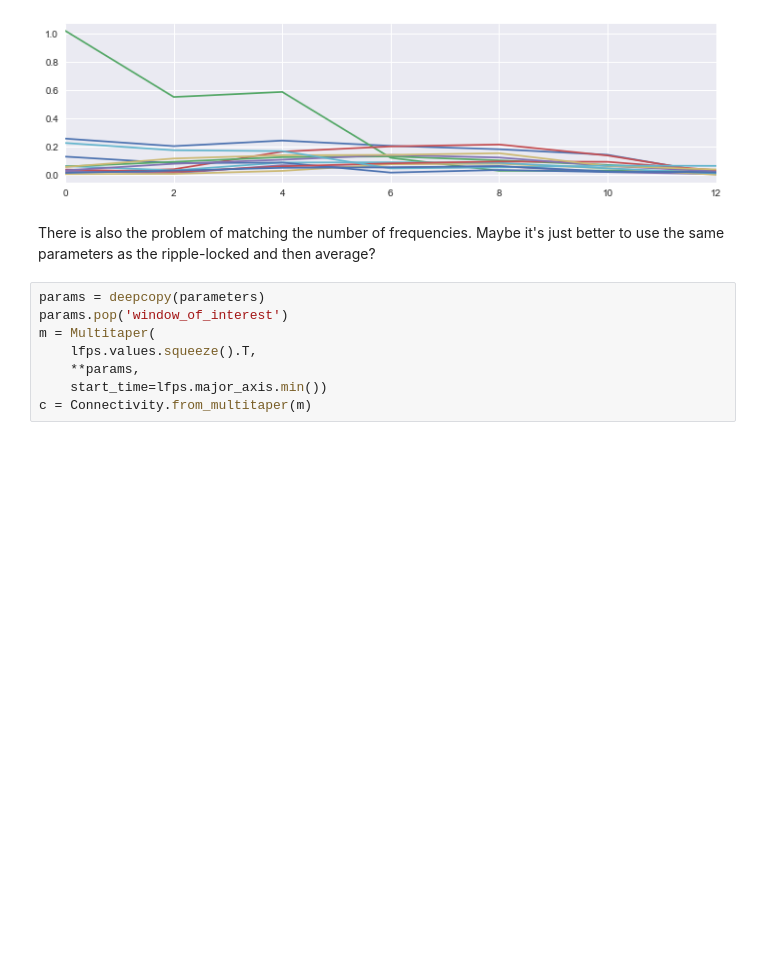
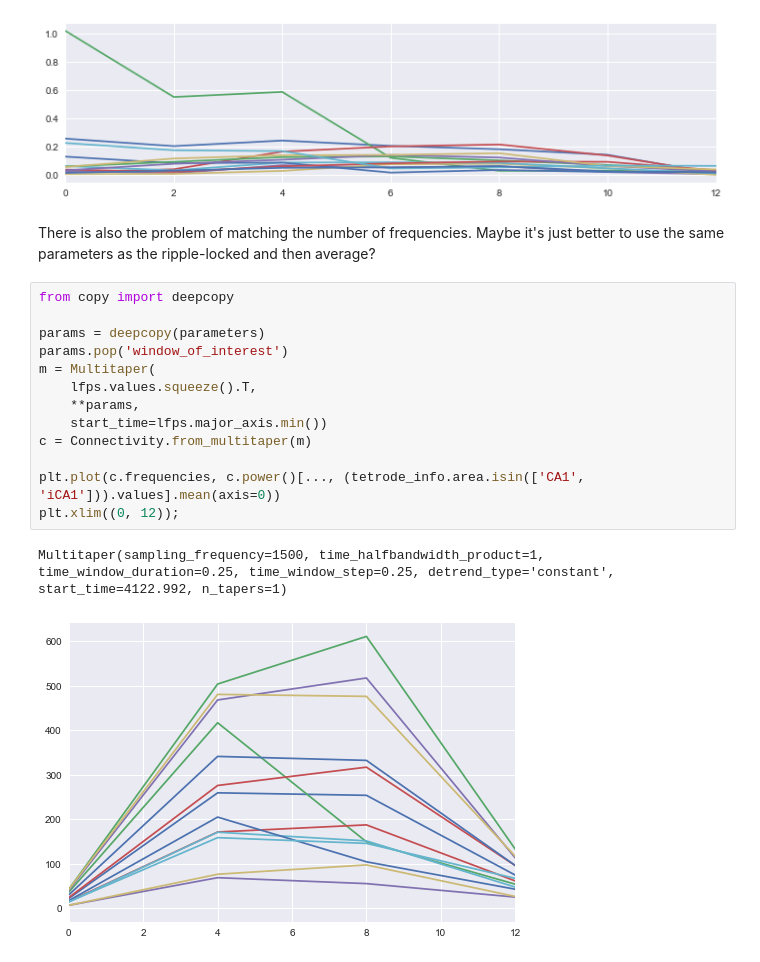
Before and after one commit to edeno/Jadhav-2016-Data-Analysis, a Jupyter notebook: notebooks/2017_06_21_Compute_Baseline_Over_Entire_Session.ipynb, the cells around one changed output. Saved outputs shown, nothing was run; the diff lists cells and outputs as text; blank space fills up the shorter version.

```diff
--- a/notebooks/2017_06_21_Compute_Baseline_Over_Entire_Session.ipynb
+++ b/notebooks/2017_06_21_Compute_Baseline_Over_Entire_Session.ipynb
@@ -139,10 +139,18 @@ Multitaper(sampling_frequency=1500, time_halfbandwidth_product=2.0, time_window_
 # %% [markdown]
 There is also the problem of matching the number of frequencies. Maybe it's just better to use the same parameters as the ripple-locked and then average?
 # %%
+from copy import deepcopy
+
 params = deepcopy(parameters)
 params.pop('window_of_interest')
 m = Multitaper(
     lfps.values.squeeze().T,
     **params,
     start_time=lfps.major_axis.min())
 c = Connectivity.from_multitaper(m)
+
+plt.plot(c.frequencies, c.power()[..., (tetrode_info.area.isin(['CA1', 'iCA1'])).values].mean(axis=0))
+plt.xlim((0, 12));
+# %% [output]
+Multitaper(sampling_frequency=1500, time_halfbandwidth_product=1, time_window_duration=0.25, time_window_step=0.25, detrend_type='constant', start_time=4122.992, n_tapers=1)
+[figure, added]
```
Also changed, not shown: parts of 2 cells of this notebook.
